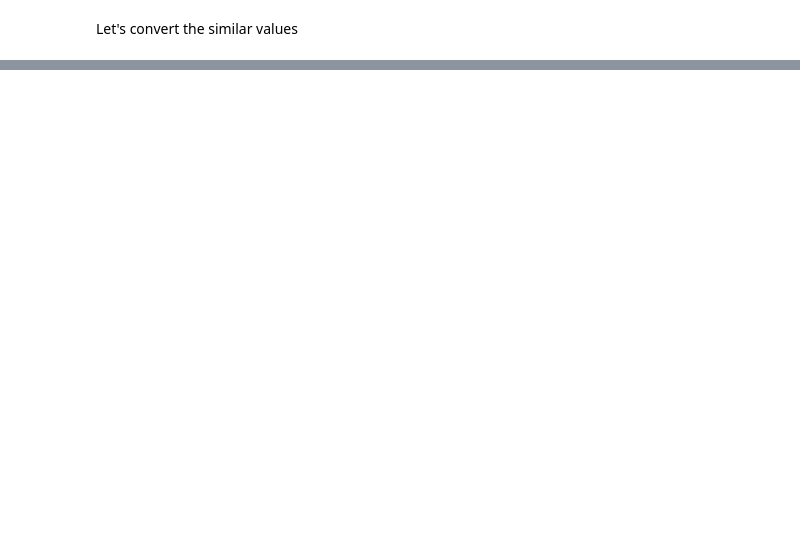
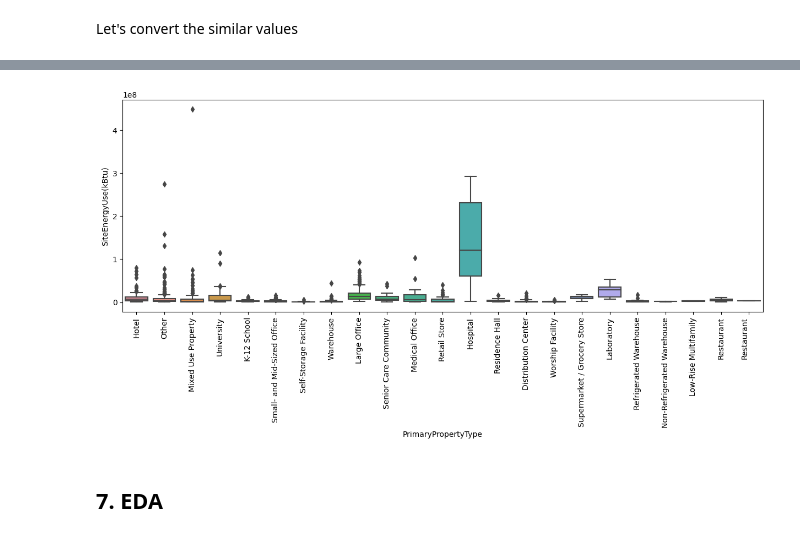
Before and after one commit to mariusbiteau/Buildings_Electrical-Consumption_CO2-Emissions_Prediction, a Jupyter notebook: Buildings_Electrical_Consumption_CO2_Emissions_Prediction.ipynb, the cells around one changed output, grey strips where cells are left out. Drawn from its saved outputs; the diff is of its cells as text; code cells hidden in the pictures; blank space fills up the shorter version.

```diff
--- a/Buildings_Electrical_Consumption_CO2_Emissions_Prediction.ipynb
+++ b/Buildings_Electrical_Consumption_CO2_Emissions_Prediction.ipynb
@@ -676,0 +700,8 @@ Metrics a utiliser RMSE MAE R2
+# %%
+df2["Electricity"] = df2["Electricity(kBtu)"]/df2["SiteEnergyUse(kBtu)"]
+df2["NaturalGas"] = df2["NaturalGas(kBtu)"]/df2["SiteEnergyUse(kBtu)"]
+df2["SteamUse"] = df2["SteamUse(kBtu)"]/df2["SiteEnergyUse(kBtu)"]
+df2["OtherFuelUse"] = df2["OtherFuelUse(kBtu)"]/df2["SiteEnergyUse(kBtu)"]
+# %%
+df2['MainEnergy'] = df2[['Electricity','NaturalGas','SteamUse','OtherFuelUse']].idxmax(axis=1)
+df2
@@ -676,0 +735,3 @@ Metrics a utiliser RMSE MAE R2
+# %%
+df2['Binned_Floors'] = pd.cut(df2['NumberofFloors'], bins=[0, 1, 2, 4, 76], labels=[1, 2, 3, 4])
+df2[['NumberofFloors','Binned_Floors']].head(10)
@@ -676,0 +772,6 @@ Metrics a utiliser RMSE MAE R2
+# %%
+ist = ['SiteEnergyUse(kBtu)', 'GHGEmissions(MetricTonsCO2e)']
+
+for i in list:
+    df2[i + '_log'] = np.log(df2[i])
+    df2.drop(i, axis=1, inplace=True)
@@ -676,0 +800,9 @@ Metrics a utiliser RMSE MAE R2
+# %%
+fig = plt.figure(1, figsize=(15,5))
+sns.boxplot(data=df2, x="PrimaryPropertyType" , y="SiteEnergyUse(kBtu)", showfliers=True)
+plt.xticks(rotation=90)
+plt.show()
+# %% [output]
+[figure, added]
+# %% [markdown]
+## 7. EDA
```
Also changed, not shown: parts of 74 cells of this notebook.
